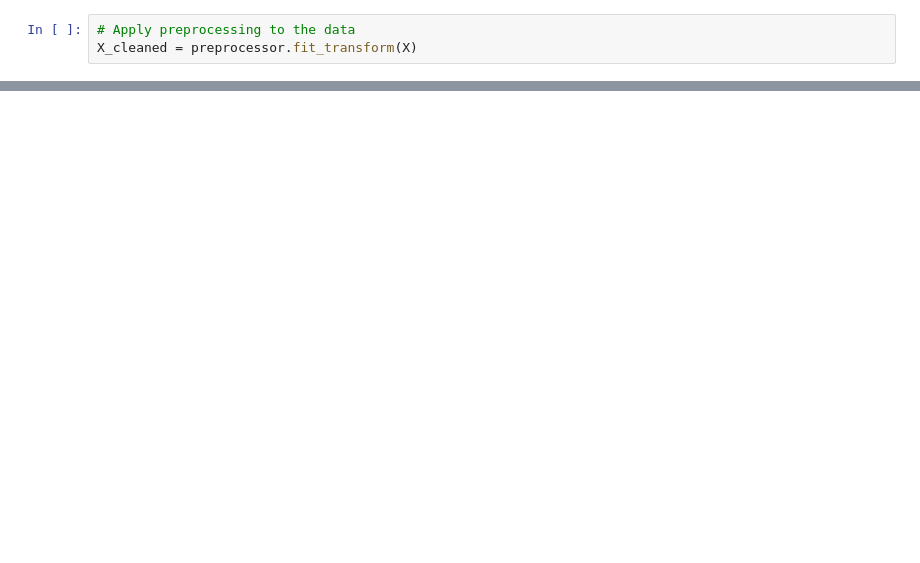
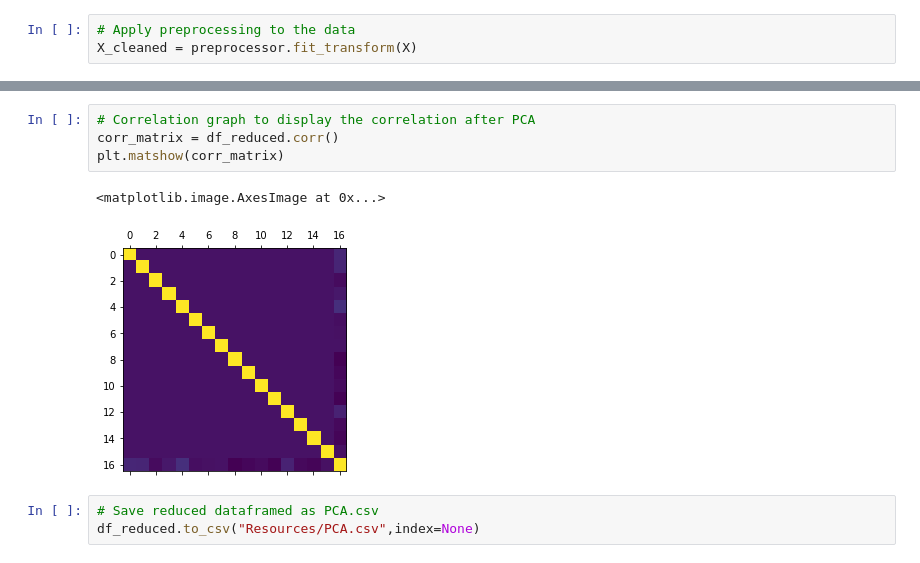
Before and after one commit to killerpennywise/project-2, a Jupyter notebook: data_prep.ipynb, the cells around one changed output, grey strips where cells are left out. Saved outputs shown, nothing was run; the diff lists cells and outputs as text; blank space fills up the shorter version.

```diff
--- a/data_prep.ipynb
+++ b/data_prep.ipynb
@@ -207,0 +214,10 @@ df_reduced
+# %%
+# Correlation graph to display the correlation after PCA
+corr_matrix = df_reduced.corr()
+plt.matshow(corr_matrix)
+# %% [output]
+<matplotlib.image.AxesImage at 0x...>
+[figure, added]
+# %%
+# Save reduced dataframed as PCA.csv
+df_reduced.to_csv("Resources/PCA.csv",index=None)
```
Also changed, not shown: parts of 40 cells of this notebook, 2 other files.
